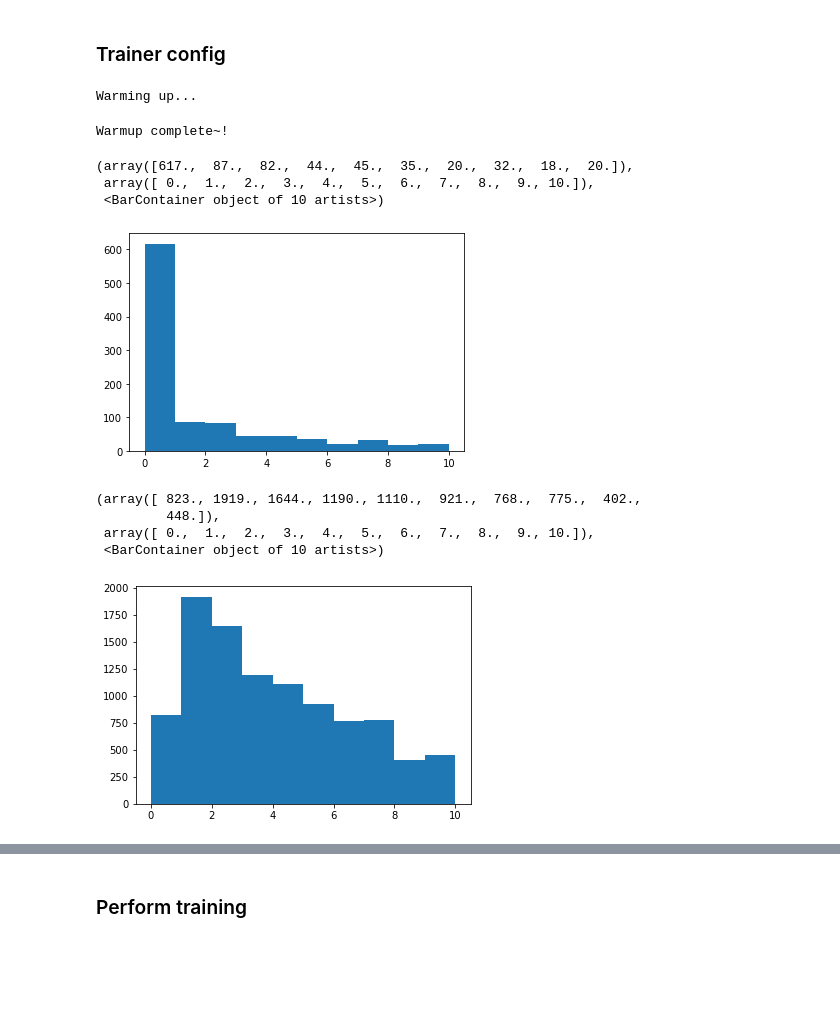
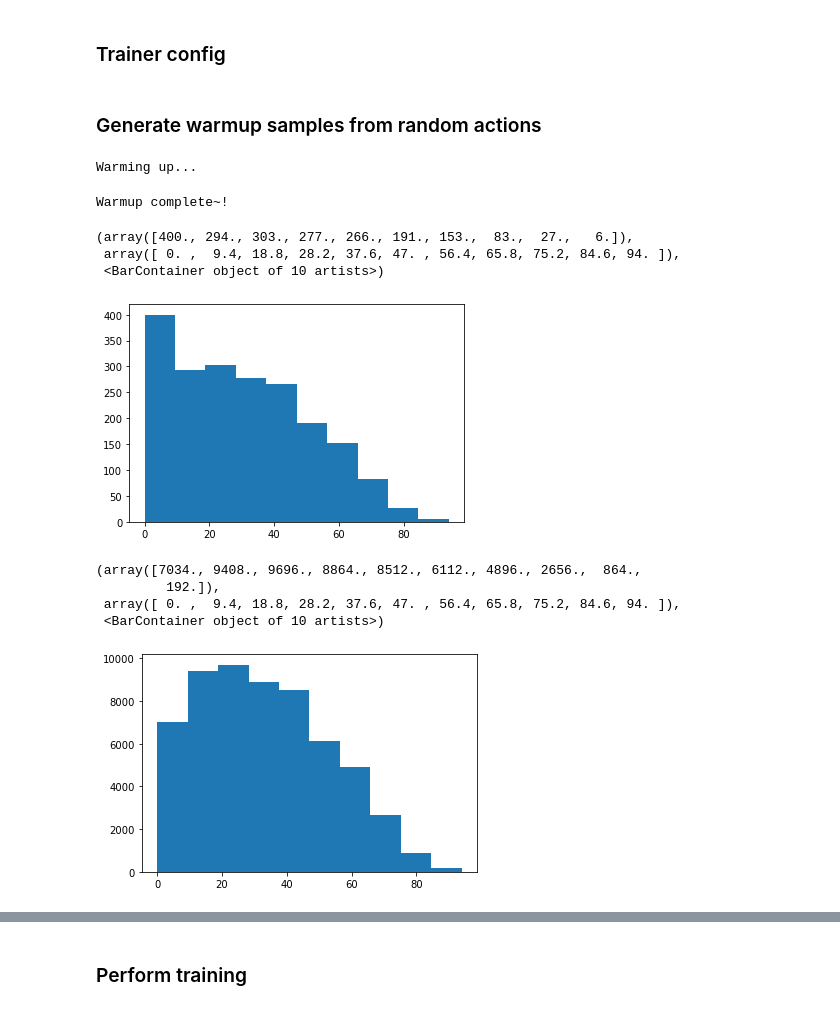
Before and after one commit to TeamDman/Vehicular-Game-Theory, a Jupyter notebook: platoongame/training.ipynb, the cells around one changed output, grey strips where cells are left out. Drawn from its saved outputs; the diff is of its cells as text; code cells hidden in the pictures; blank space fills up the shorter version.

Commit message:
typing improvements, memory to be iterable

```diff
--- a/platoongame/training.ipynb
+++ b/platoongame/training.ipynb
@@ -236,6 +250,8 @@ trainer = WolpertingerDefenderAgentTrainer(WolpertingerDefenderAgentTrainerConfi
     ,
     soft_update_tau = 0.001 #@param {type:"number"}
 ))
+# %% [markdown]
+### Generate warmup samples from random actions
 # %%
 trainer.warmup()
 # %% [output]
@@ -249,13 +265,13 @@ reward_expectation_steps = 1000 #@param {type:"integer"}
 assert sum([e.reward for e in memory.sample(min(reward_expectation_steps, len(memory)))]) > reward_expectation
 # %%
 import matplotlib.pyplot as plt
-rewards = [float(x.reward) for x in memory.sample(1000)]
+rewards = [float(x.reward) for x in memory]
 plt.hist(rewards)
 # %% [output]
-(array([617.,  87.,  82.,  44.,  45.,  35.,  20.,  32.,  18.,  20.]),
- array([ 0.,  1.,  2.,  3.,  4.,  5.,  6.,  7.,  8.,  9., 10.]),
+(array([400., 294., 303., 277., 266., 191., 153.,  83.,  27.,   6.]),
+ array([ 0. ,  9.4, 18.8, 28.2, 37.6, 47. , 56.4, 65.8, 75.2, 84.6, 94. ]),
  <BarContainer object of 10 artists>)
-[figure, old version]
+[figure, new version]
 # %%
 # ensure that there are many more non-zero rewards than zero rewards
 for _ in range(5):
@@ -263,14 +279,14 @@ for _ in range(5):
         if x.reward > 0:
             memory.push(x)
 # %%
-rewards = [float(x.reward) for x in memory.sample(10000)]
+rewards = [float(x.reward) for x in memory]
 plt.hist(rewards)
 # %% [output]
-(array([ 823., 1919., 1644., 1190., 1110.,  921.,  768.,  775.,  402.,
-         448.]),
- array([ 0.,  1.,  2.,  3.,  4.,  5.,  6.,  7.,  8.,  9., 10.]),
+(array([7034., 9408., 9696., 8864., 8512., 6112., 4896., 2656.,  864.,
+         192.]),
+ array([ 0. ,  9.4, 18.8, 28.2, 37.6, 47. , 56.4, 65.8, 75.2, 84.6, 94. ]),
  <BarContainer object of 10 artists>)
-[figure, old version]
+[figure, new version]
 # %%
 check_vulns = 1000
 comps = [
```
Also changed, not shown: parts of 12 cells of this notebook, 6 other files.
